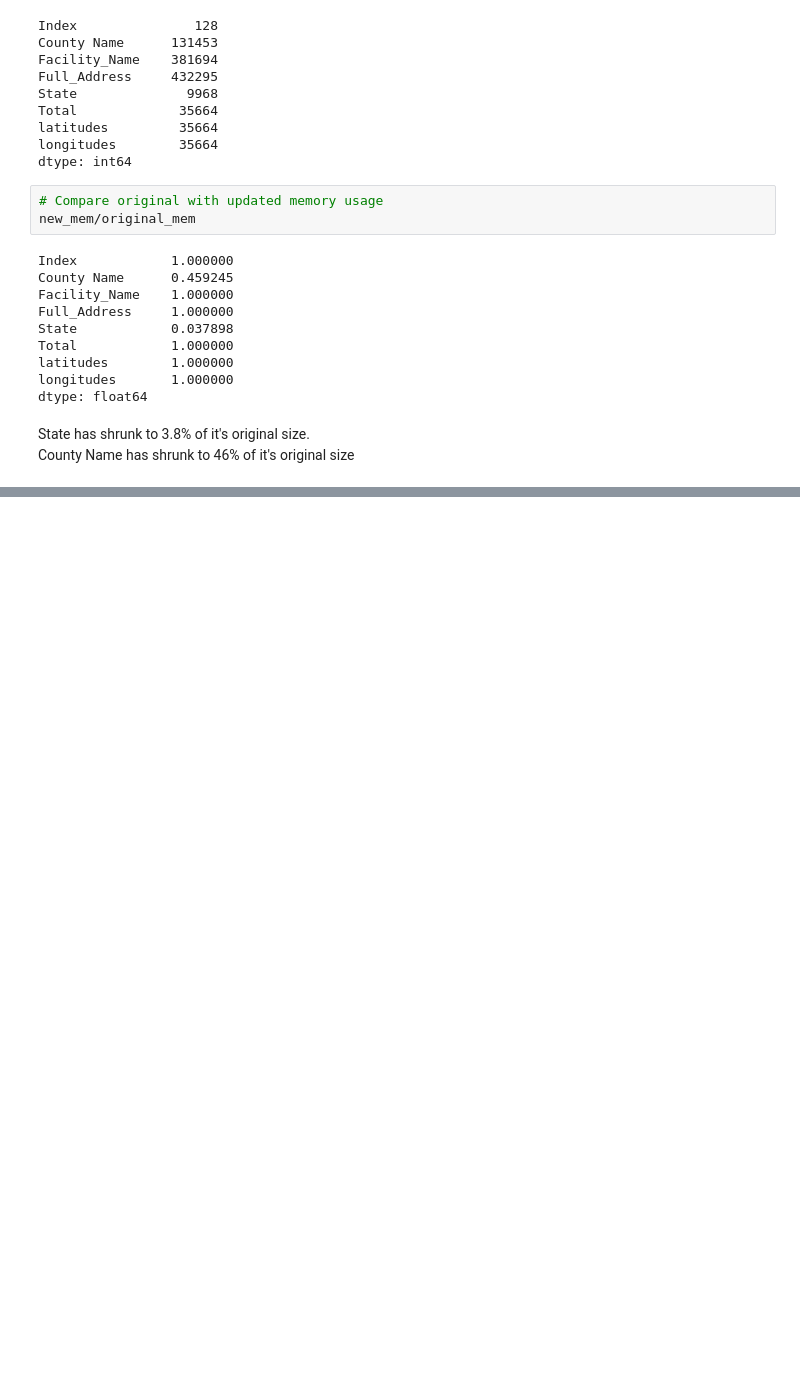
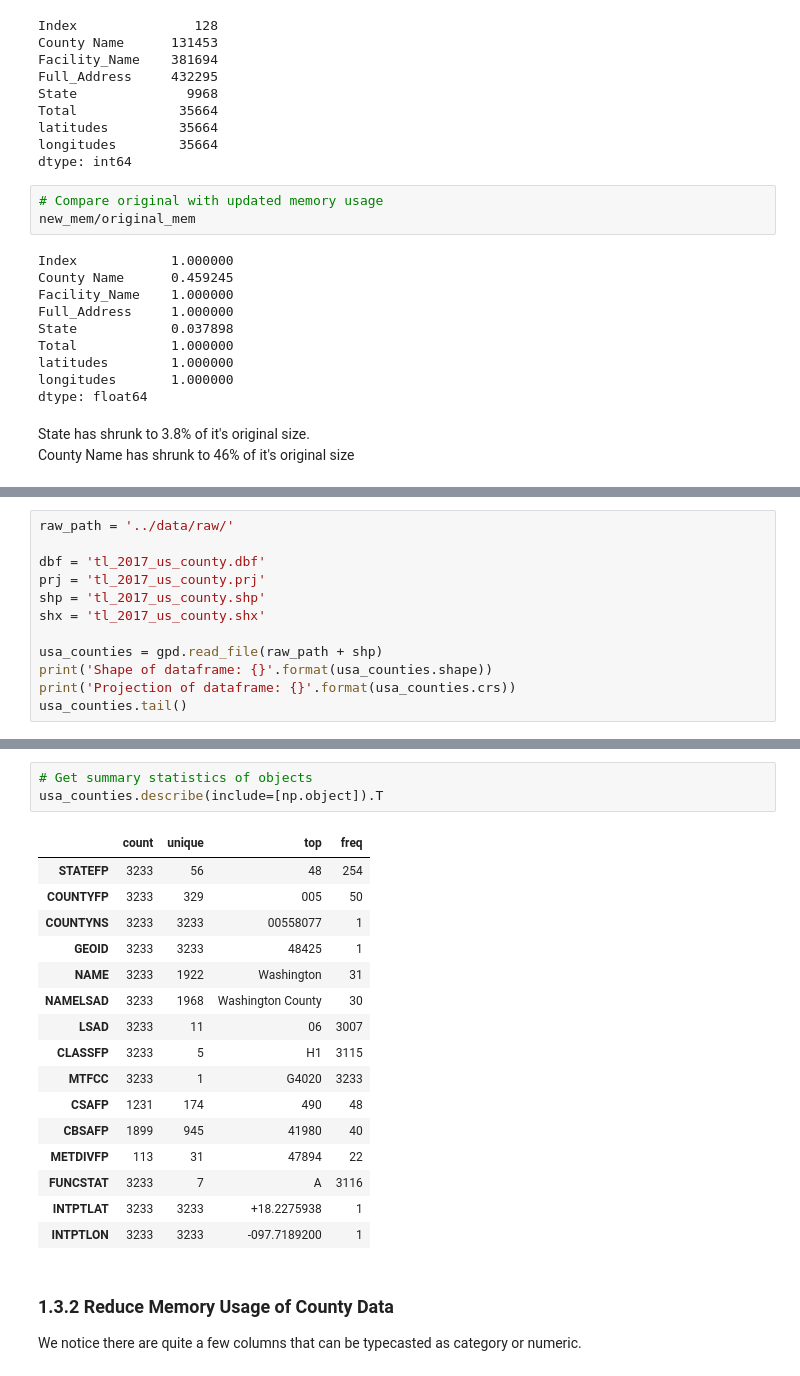
Before and after one commit to taflor/USACovidHospitals, a Jupyter notebook: notebooks/1.1-clean.ipynb, the cells around one changed output, grey strips where cells are left out. Saved outputs shown, nothing was run; the diff lists cells and outputs as text; blank space fills up the shorter version.

```diff
--- a/notebooks/1.1-clean.ipynb
+++ b/notebooks/1.1-clean.ipynb
@@ -307,0 +313,12 @@ dtype: float64
+# %%
+raw_path = '../data/raw/'
+
+dbf = 'tl_2017_us_county.dbf'
+prj = 'tl_2017_us_county.prj'
+shp = 'tl_2017_us_county.shp'
+shx = 'tl_2017_us_county.shx'
+
+usa_counties = gpd.read_file(raw_path + shp)
+print('Shape of dataframe: {}'.format(usa_counties.shape))
+print('Projection of dataframe: {}'.format(usa_counties.crs))
+usa_counties.tail()
@@ -307,0 +355,23 @@ dtype: float64
+# %%
+# Get summary statistics of objects
+usa_counties.describe(include=[np.object]).T
+# %% [output]
+|  | count | unique | top | freq |
+| STATEFP | 3233 | 56 | 48 | 254 |
+| COUNTYFP | 3233 | 329 | 005 | 50 |
+| COUNTYNS | 3233 | 3233 | 00558077 | 1 |
+| GEOID | 3233 | 3233 | 48425 | 1 |
+| NAME | 3233 | 1922 | Washington | 31 |
+| NAMELSAD | 3233 | 1968 | Washington County | 30 |
+| LSAD | 3233 | 11 | 06 | 3007 |
+| CLASSFP | 3233 | 5 | H1 | 3115 |
+| MTFCC | 3233 | 1 | G4020 | 3233 |
+| CSAFP | 1231 | 174 | 490 | 48 |
+| CBSAFP | 1899 | 945 | 41980 | 40 |
+| METDIVFP | 113 | 31 | 47894 | 22 |
+| FUNCSTAT | 3233 | 7 | A | 3116 |
+| INTPTLAT | 3233 | 3233 | +18.2275938 | 1 |
+| INTPTLON | 3233 | 3233 | -097.7189200 | 1 |
+# %% [markdown]
+### 1.3.2 Reduce Memory Usage of County Data
+We notice there are quite a few columns that can be typecasted as category or numeric.
```
Also changed, not shown: parts of 21 cells of this notebook.
